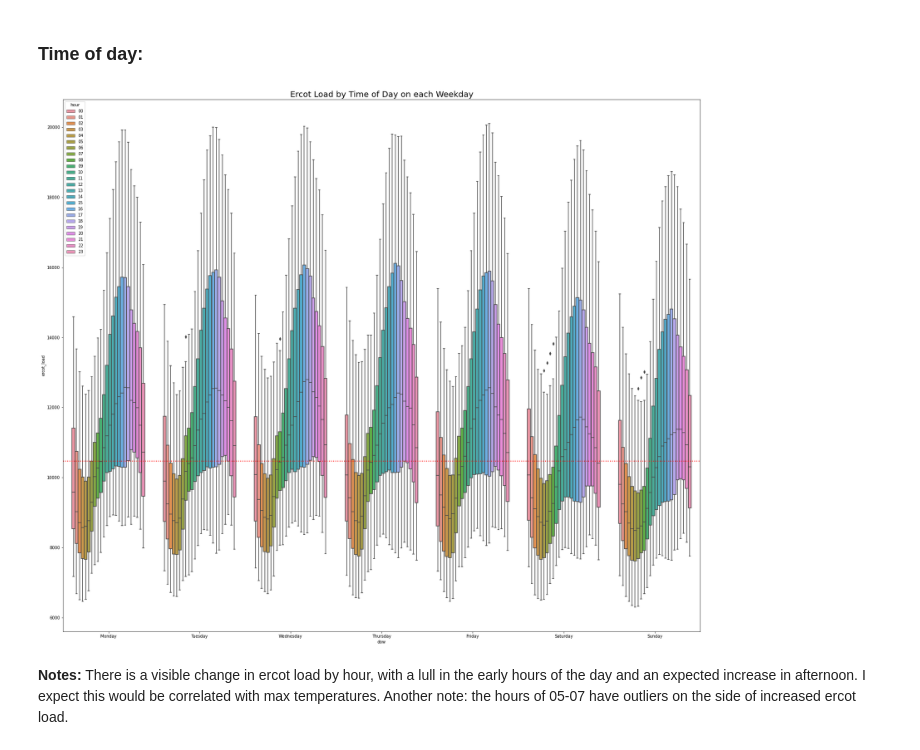
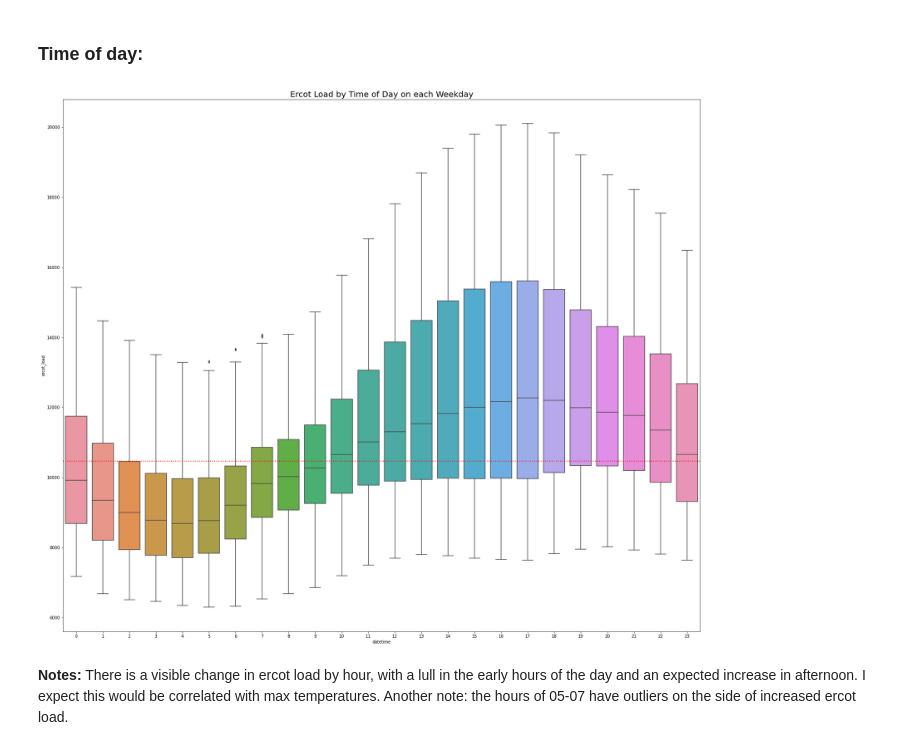
Before and after one commit to energy-demand-forecast/energy_demand_forecast, a Jupyter notebook: Lochlyn_directory/Lochlyn - exploration.ipynb, the cells around one changed output. Drawn from its saved outputs; the diff is of its cells as text; code cells hidden in the pictures.

```diff
--- a/Lochlyn_directory/Lochlyn - exploration.ipynb
+++ b/Lochlyn_directory/Lochlyn - exploration.ipynb
@@ -363,11 +363,11 @@ We reject the Null Hypothesis
 # %%
 plt.figure(figsize=(28, 24))
 order = ["Monday", "Tuesday", "Wednesday", "Thursday", "Friday", "Saturday", "Sunday"]
-sns.boxplot(x = 'dow', y = 'ercot_load', data=train, hue='hour',order=order)
+sns.boxplot(x = train.index.hour, y = 'ercot_load', data=train)
 plt.title('Ercot Load by Time of Day on each Weekday', fontsize=20)
 plt.axhline(train.ercot_load.median(),ls= ':', color = 'red', linewidth=2)
 plt.show()
 # %% [output]
-[figure, old version]
+[figure, new version]
 # %% [markdown]
 **Notes:** There is a visible change in ercot load by hour, with a lull in the early hours of the day and an expected increase in afternoon. I expect this would be correlated with max temperatures. Another note: the hours of 05-07 have outliers on the side of increased ercot load.
```
Also changed, not shown: parts of 14 cells of this notebook, 1 other file.
